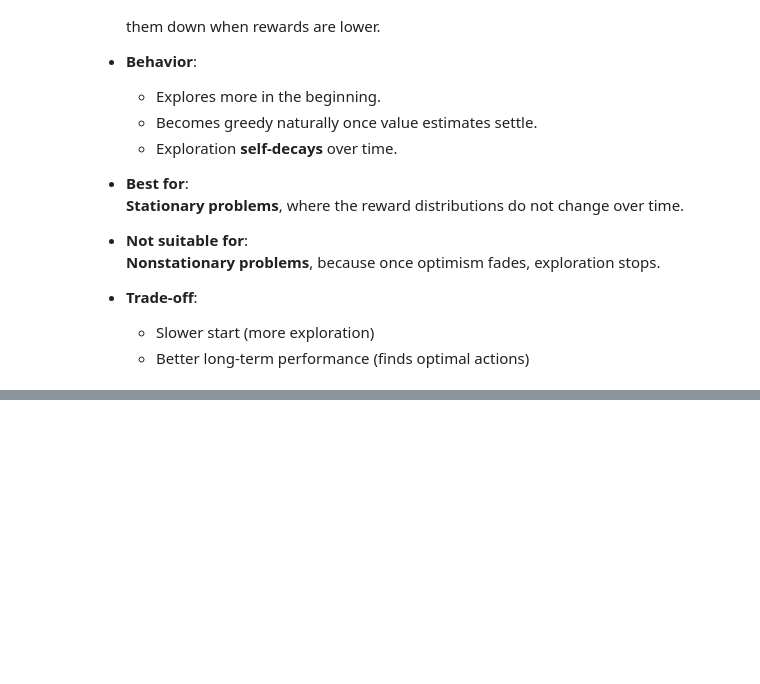
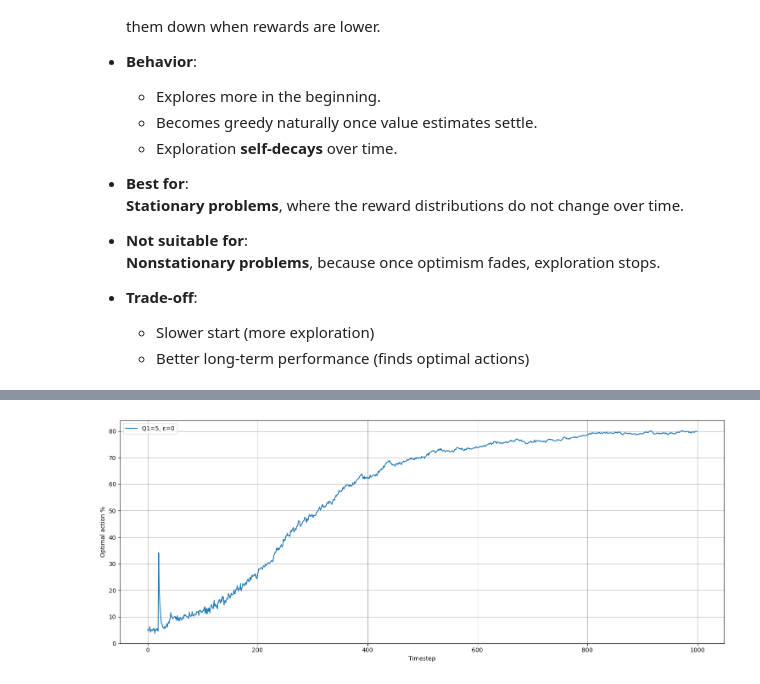
Before and after one commit to gangadharnitw/Reinforcement-Learning, a Jupyter notebook: RL01_K_Armed_Bandit_Problem.ipynb, the cells around one changed output, grey strips where cells are left out. Saved outputs shown, nothing was run; the diff lists cells and outputs as text; code cells hidden in the pictures; blank space fills up the shorter version.

```diff
--- a/RL01_K_Armed_Bandit_Problem.ipynb
+++ b/RL01_K_Armed_Bandit_Problem.ipynb
@@ -599,0 +615,13 @@ plt.show()
+# %%
+a, init_5_epsilon_0_k20 = run_multiple_simulations_v3(0, 1000, 2000, 5, 20)
+
+plt.figure(figsize=(15, 6))
+plt.plot(init_5_epsilon_0_k20, label='Q1=5, ε=0')
+plt.xlabel('Timestep')
+plt.ylabel('Optimal action %')
+plt.tight_layout()
+plt.grid()
+plt.legend()
+plt.show()
+# %% [output]
+[figure, added]
```
Also changed, not shown: parts of 13 cells of this notebook.
